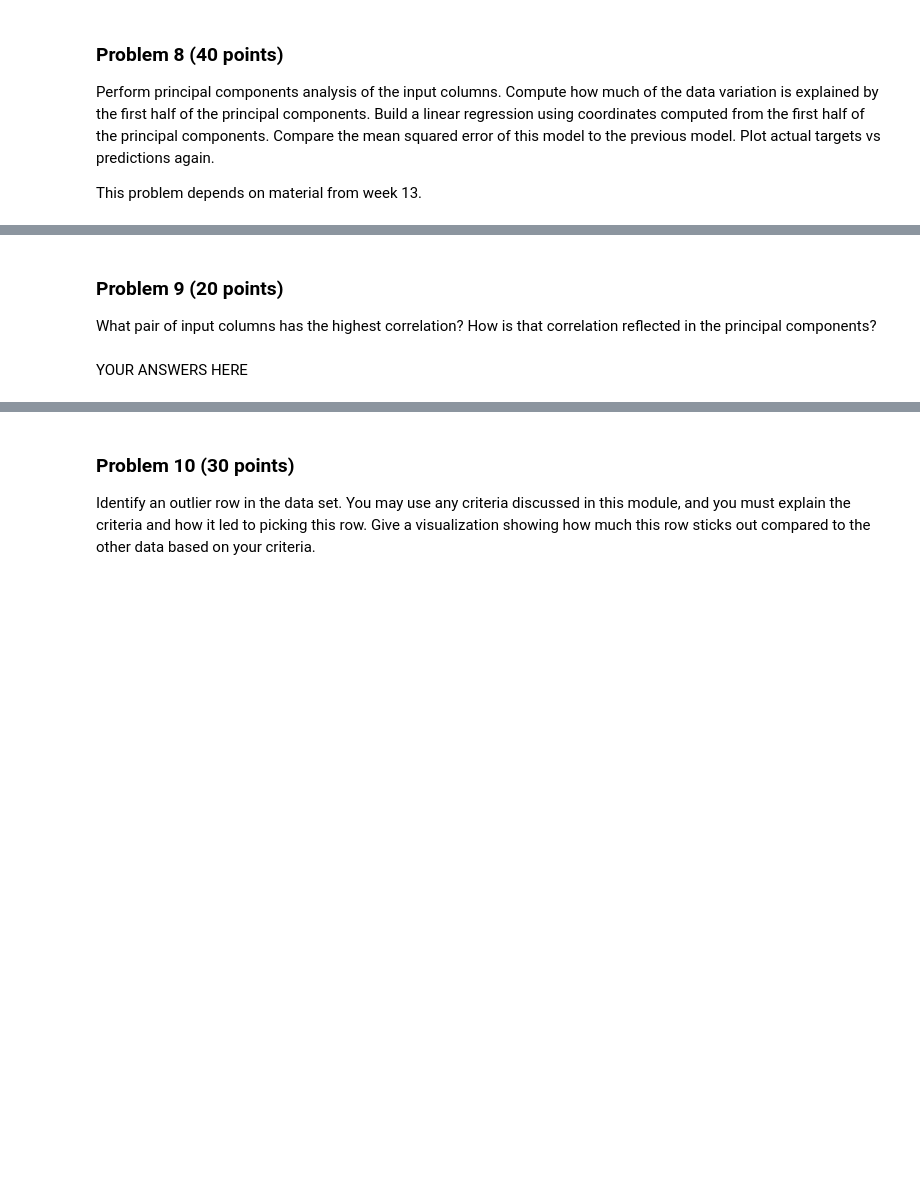
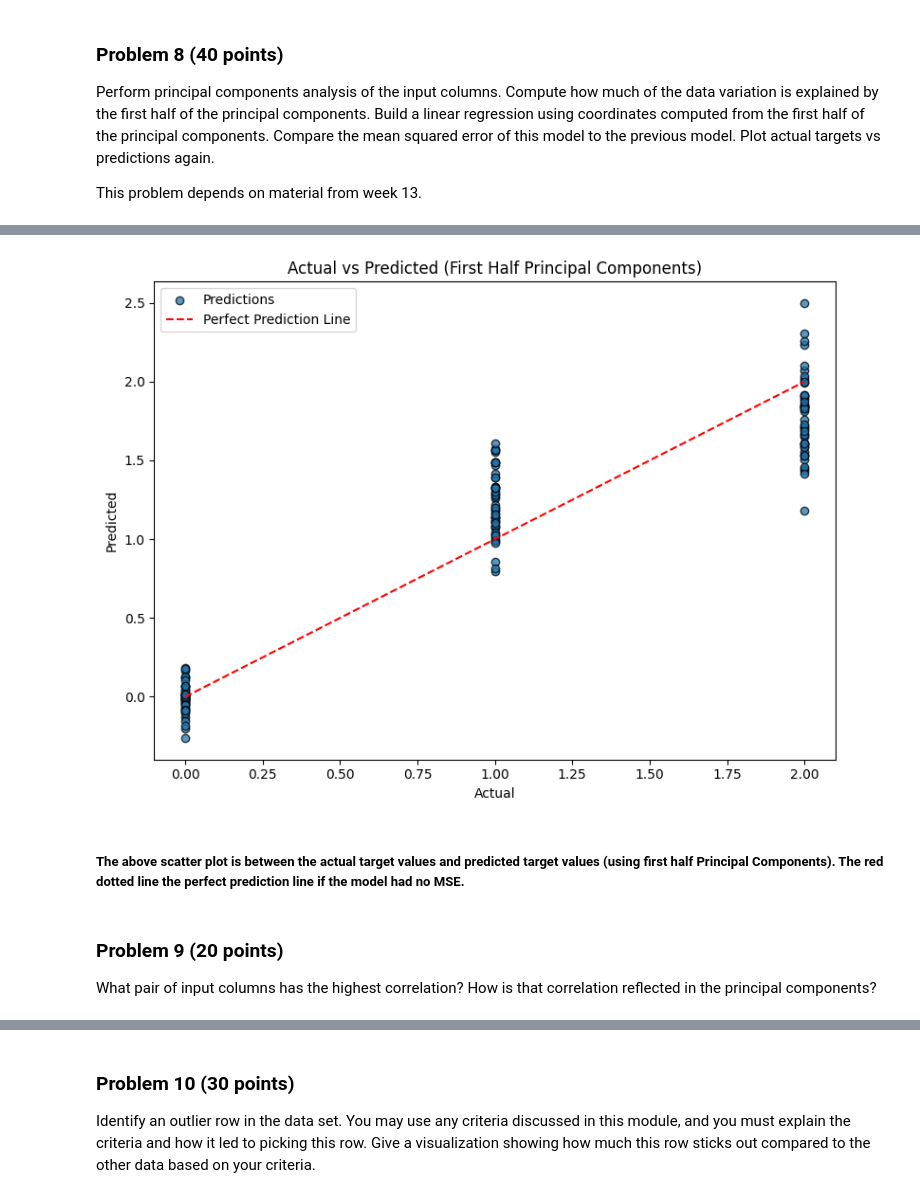
Before and after one commit to garikapativineet/dx601-final-project, a Jupyter notebook: project.ipynb, the cells around one changed output, grey strips where cells are left out. Drawn from its saved outputs; the diff is of its cells as text; code cells hidden in the pictures; blank space fills up the shorter version.

```diff
--- a/project.ipynb
+++ b/project.ipynb
@@ -428,0 +458,8 @@ YOUR ANSWERS HERE
+# %%
+# Linear Regression for original data
+
+model_orig = sklearn.linear_model.LinearRegression()
+model_orig.fit(x_p8,y_p8)
+y_pred_orig = model_orig.predict(x_p8)
+mse_orig = np.mean((y_p8 - y_pred_orig)**2)
+print("The Mean Squared Error using original data :", mse_orig)
@@ -428,0 +468,10 @@ YOUR ANSWERS HERE
+# %%
+#Linear Regression using first half principal components
+
+x_dimension_reduced = x_pca[:,:first_half]
+
+model_pca = sklearn.linear_model.LinearRegression()
+model_pca.fit(x_dimension_reduced,y_p8)
+y_pred_pca = model_pca.predict(x_dimension_reduced)
+mse_pca = np.mean((y_p8 - y_pred_pca)**2)
+print("The Mean Squared Error using first half principal components :", mse_pca)
@@ -429,3 +494,19 @@ YOUR ANSWERS HERE
+# %%
+# Plot for pca-model
+
+plt.figure(figsize = (8,6))
+plt.scatter(y_p8, y_pred_pca, edgecolor = "black", alpha = 0.75, label = "Predictions")
+plt.plot([y_p8.min(),y_p8.max()], [y_p8.min(),y_p8.max()], linestyle = "--", color = "red", label = "Perfect Prediction Line")
+plt.title("Actual vs Predicted (First Half Principal Components)")
+plt.xlabel("Actual")
+plt.ylabel("Predicted")
+plt.legend()
+plt.tight_layout()
+plt.show()
+# %% [output]
+[figure, added]
+# %% [markdown]
+##### The above scatter plot is between the actual target values and predicted target values (using first half Principal Components). The red dotted line the perfect prediction line if the model had no MSE.
 # %% [markdown]
 ### Problem 9 (20 points)
 
@@ -436,2 +514,0 @@ How is that correlation reflected in the principal components?
-# %% [markdown]
-YOUR ANSWERS HERE
```
Also changed, not shown: parts of 26 cells of this notebook.
